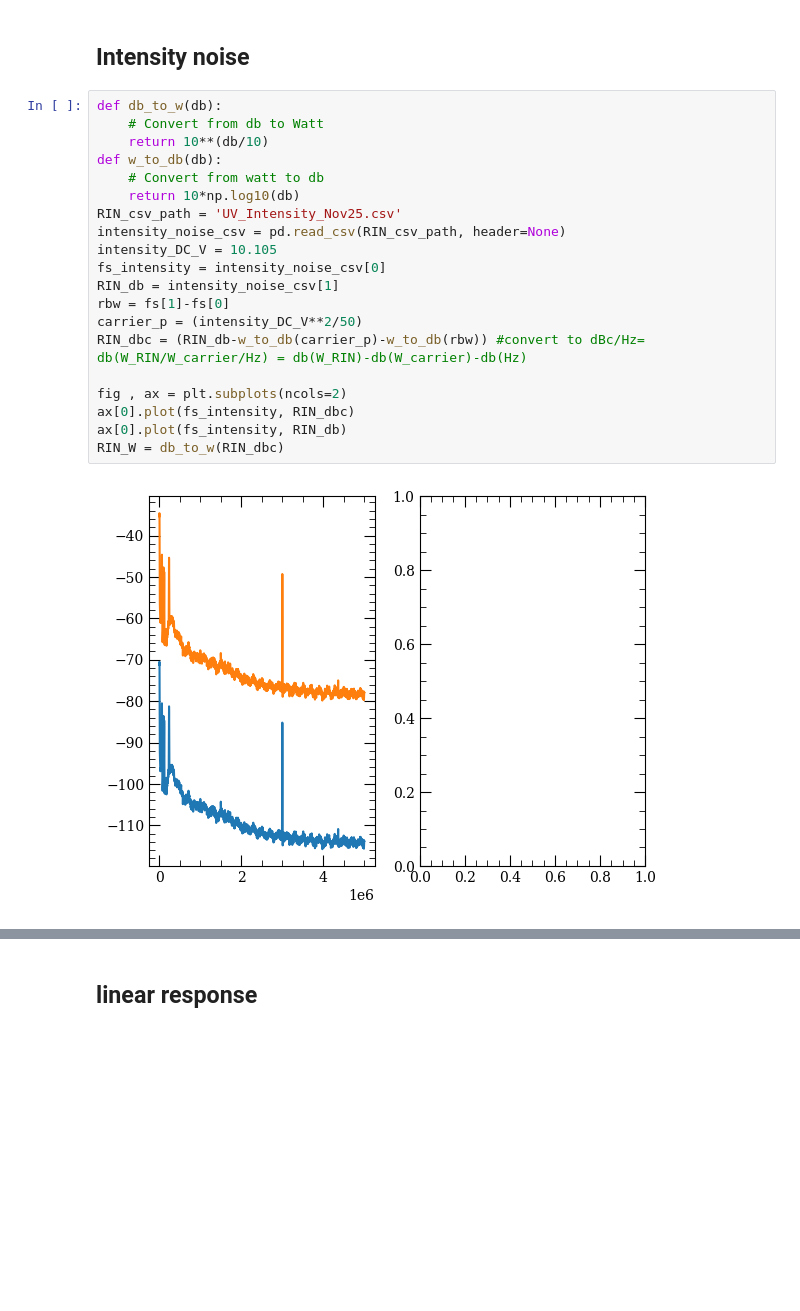
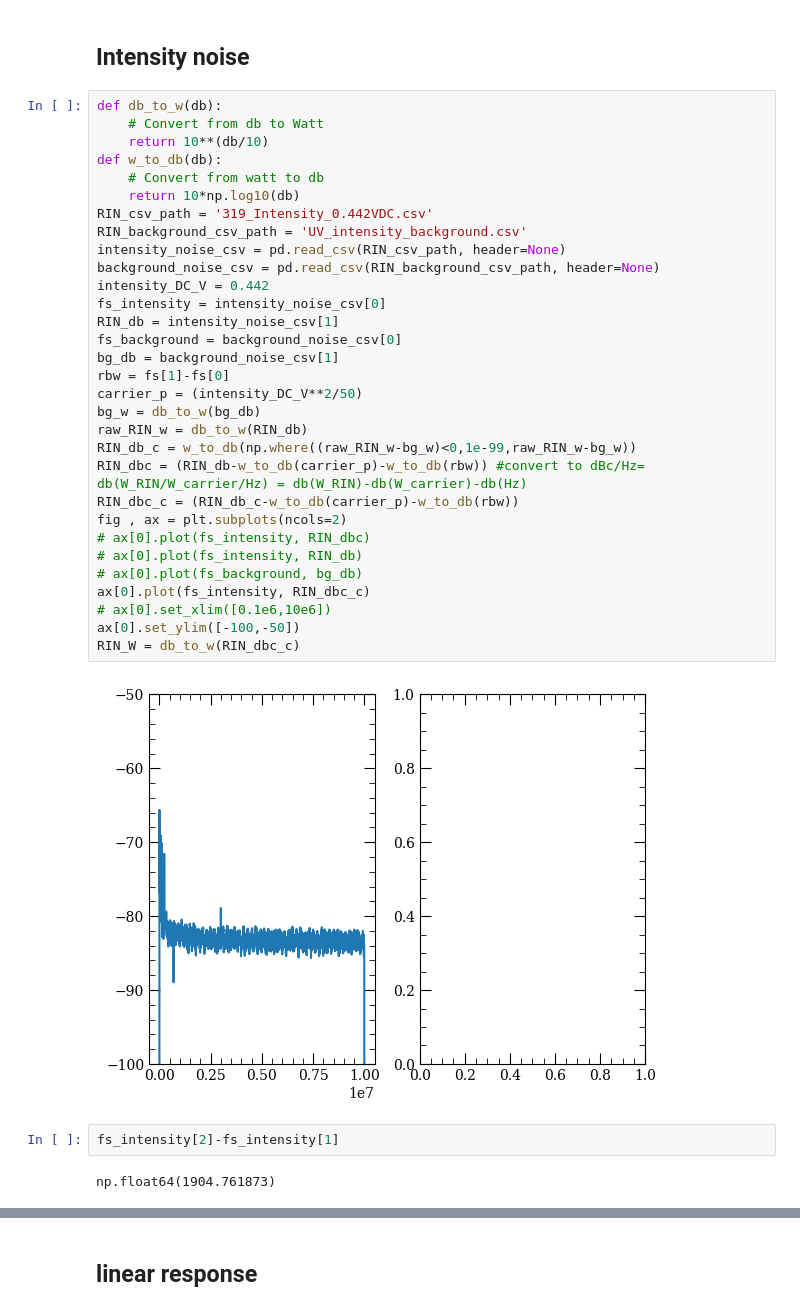
Before and after one commit to Linipun/GateError, a Jupyter notebook: LinearResponse.ipynb, the cells around one changed output, grey strips where cells are left out. Cells and saved outputs as stored; diff of their text form; blank space fills up the shorter version.

```diff
--- a/LinearResponse.ipynb
+++ b/LinearResponse.ipynb
@@ -104,25 +116,40 @@ error due to phase noise: 7.467062441966722e-05
 # %%
 def db_to_w(db):
     # Convert from db to Watt
     return 10**(db/10)
 def w_to_db(db):
     # Convert from watt to db
     return 10*np.log10(db)
-RIN_csv_path = 'UV_Intensity_Nov25.csv'
+RIN_csv_path = '319_Intensity_0.442VDC.csv'
+RIN_background_csv_path = 'UV_intensity_background.csv'
 intensity_noise_csv = pd.read_csv(RIN_csv_path, header=None)
-intensity_DC_V = 10.105
+background_noise_csv = pd.read_csv(RIN_background_csv_path, header=None)
+intensity_DC_V = 0.442
 fs_intensity = intensity_noise_csv[0]
 RIN_db = intensity_noise_csv[1]
+fs_background = background_noise_csv[0]
+bg_db = background_noise_csv[1]
 rbw = fs[1]-fs[0]
 carrier_p = (intensity_DC_V**2/50)
+bg_w = db_to_w(bg_db)
+raw_RIN_w = db_to_w(RIN_db)
+RIN_db_c = w_to_db(np.where((raw_RIN_w-bg_w)<0,1e-99,raw_RIN_w-bg_w))
 RIN_dbc = (RIN_db-w_to_db(carrier_p)-w_to_db(rbw)) #convert to dBc/Hz= db(W_RIN/W_carrier/Hz) = db(W_RIN)-db(W_carrier)-db(Hz)
-
+RIN_dbc_c = (RIN_db_c-w_to_db(carrier_p)-w_to_db(rbw))
 fig , ax = plt.subplots(ncols=2)
-ax[0].plot(fs_intensity, RIN_dbc)
-ax[0].plot(fs_intensity, RIN_db)
-RIN_W = db_to_w(RIN_dbc)
+# ax[0].plot(fs_intensity, RIN_dbc)
+# ax[0].plot(fs_intensity, RIN_db)
+# ax[0].plot(fs_background, bg_db)
+ax[0].plot(fs_intensity, RIN_dbc_c)
+# ax[0].set_xlim([0.1e6,10e6])
+ax[0].set_ylim([-100,-50])
+RIN_W = db_to_w(RIN_dbc_c)
 # %% [output]
-[figure, old version]
+[figure, new version]
+# %%
+fs_intensity[2]-fs_intensity[1]
+# %% [output]
+np.float64(1904.761873)
 # %%
 fs_intensity = np.array(fs_intensity)
 RIN_W = np.array(RIN_W)
```
Also changed, not shown: parts of 11 cells of this notebook, 12 other files.
